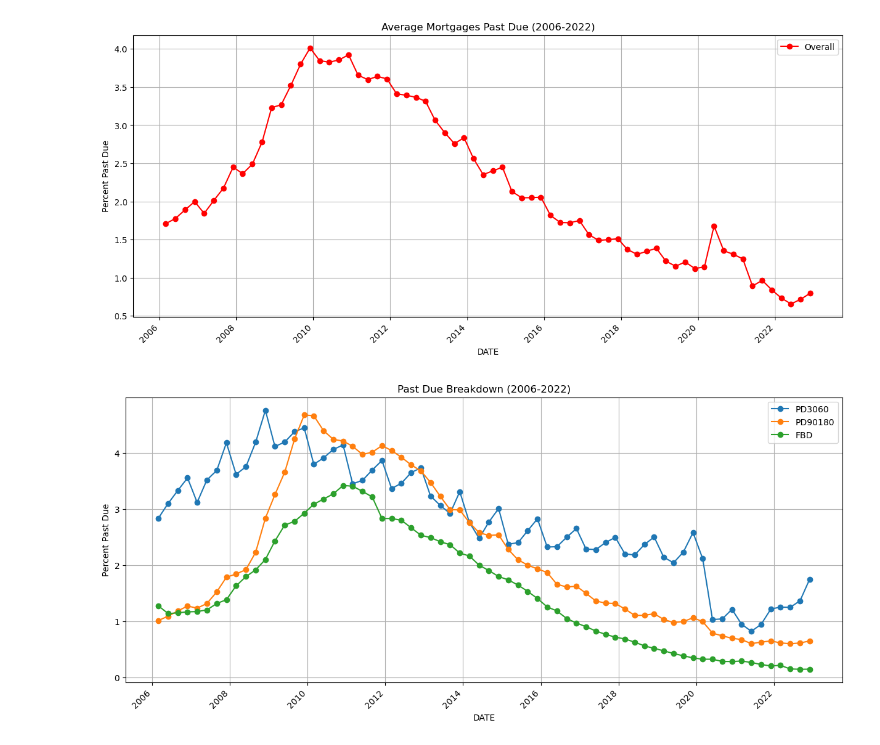
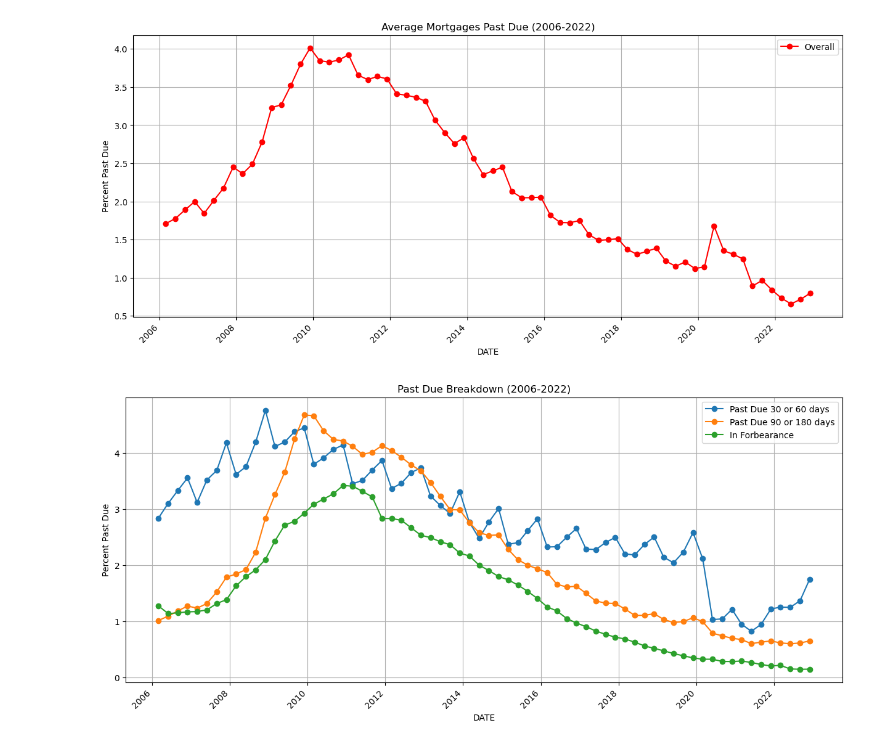
Before and after one commit to jaxontige/Data-Analytics-Project-1, a Jupyter notebook: Analysis/MortgagePerformance.ipynb, the cells around one changed output. Saved outputs shown, nothing was run; the diff lists cells and outputs as text; code cells hidden in the pictures.

```diff
--- a/Analysis/MortgagePerformance.ipynb
+++ b/Analysis/MortgagePerformance.ipynb
@@ -93,24 +93,24 @@ plt.show()
 # %%
 # Plotting
 plt.figure(2, figsize=(15, 6))
 
 # Plotting mortgage performance breakdown
-plt.plot(PD3060_ntl, label="PD3060", marker='o')
-plt.plot(PD90180_ntl, label="PD90180", marker='o')
-plt.plot(FBD_ntl, label="FBD", marker='o')
+plt.plot(PD3060_ntl, label="Past Due 30 or 60 days", marker='o')
+plt.plot(PD90180_ntl, label="Past Due 90 or 180 days", marker='o')
+plt.plot(FBD_ntl, label="In Forbearance", marker='o')
 
 # Labels and title
 plt.xlabel("DATE")
 plt.ylabel("Percent Past Due")
 plt.title("Past Due Breakdown (2006-2022)")
 plt.xticks(rotation=45, ha='right')
 plt.legend()
 plt.grid(True)
 
 # Save the plot
 plt.savefig("Figures/Past_Due_Breakdown.png")
 
 # Show the plot
 plt.show()
 # %% [output]
-[figure, old version]
+[figure, new version]
```
Also changed, not shown: 2 other files.
